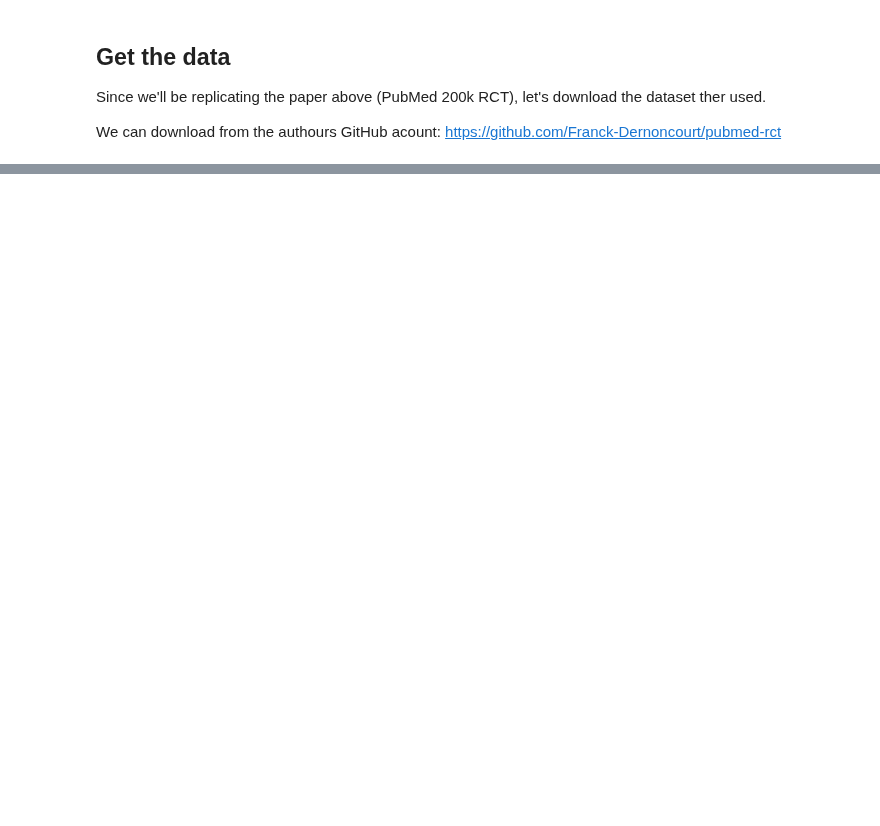
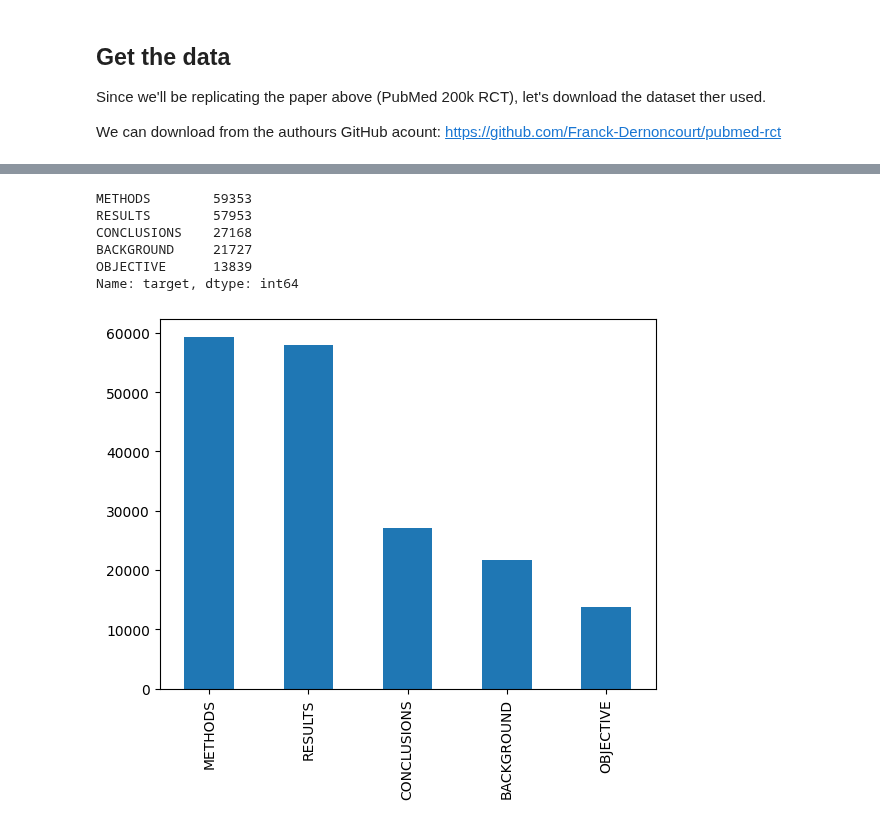
Before and after one commit to SedatParlak/tensorflow, a Jupyter notebook: 09_SkimLit_NLP_Milestone_Project.ipynb, the cells around one changed output, grey strips where cells are left out. Cells and saved outputs as stored; diff of their text form; code cells hidden in the pictures; blank space fills up the shorter version.

```diff
--- a/09_SkimLit_NLP_Milestone_Project.ipynb
+++ b/09_SkimLit_NLP_Milestone_Project.ipynb
@@ -20,0 +57,3 @@ We can download from the authours GitHub acount: https://github.com/Franck-Derno
+# %%
+# Start our experiments using the 20K dataset with numbers replaced by '@' sign
+data_dir = '/content/pubmed-rct/PubMed_20k_RCT_numbers_replaced_with_at_sign/'
@@ -20,0 +76,15 @@ We can download from the authours GitHub acount: https://github.com/Franck-Derno
+# %%
+# Create a function to read the lines in the documents
+def get_lines(filename):
+  '''
+  Reads a text filename and return the all line as a list format
+
+  Args:
+    filename: a string containing the target filepath
+
+  Return:
+    A list of string with one string per line from the target filename.
+  '''
+
+  with open(filename) as f:
+    return f.readlines()
@@ -20,0 +176,9 @@ We can download from the authours GitHub acount: https://github.com/Franck-Derno
+# %%
+# Get the data from file
+%%time
+train_samples = preprocess_text_with_line_numbers(data_dir + 'train.txt')
+val_samples = preprocess_text_with_line_numbers(data_dir + 'dev.txt') # dev is another name of validation
+test_samples = preprocess_text_with_line_numbers(data_dir + 'test.txt')
+print('Total number of train samples:', len(train_samples))
+print('Total number of validation samples:', len(val_samples))
+print('Total number of test samples:', len(test_samples))
@@ -20,0 +214,5 @@ We can download from the authours GitHub acount: https://github.com/Franck-Derno
+# %%
+# Convert dictionary data to pandas DataFrame
+train_df = pd.DataFrame(train_samples)
+val_df = pd.DataFrame(val_samples)
+test_df = pd.DataFrame(test_samples)
@@ -20,0 +239,15 @@ We can download from the authours GitHub acount: https://github.com/Franck-Derno
+# %%
+# Distribution of labels in trainin data
+train_df['target'].value_counts()
+# %% [output]
+METHODS        59353
+RESULTS        57953
+CONCLUSIONS    27168
+BACKGROUND     21727
+OBJECTIVE      13839
+Name: target, dtype: int64
+# %%
+# Let's plot the distributions of labels in training data
+train_df['target'].value_counts().plot(kind='bar');
+# %% [output]
+[figure, added]
```
Also changed, not shown: parts of 102 cells of this notebook.
